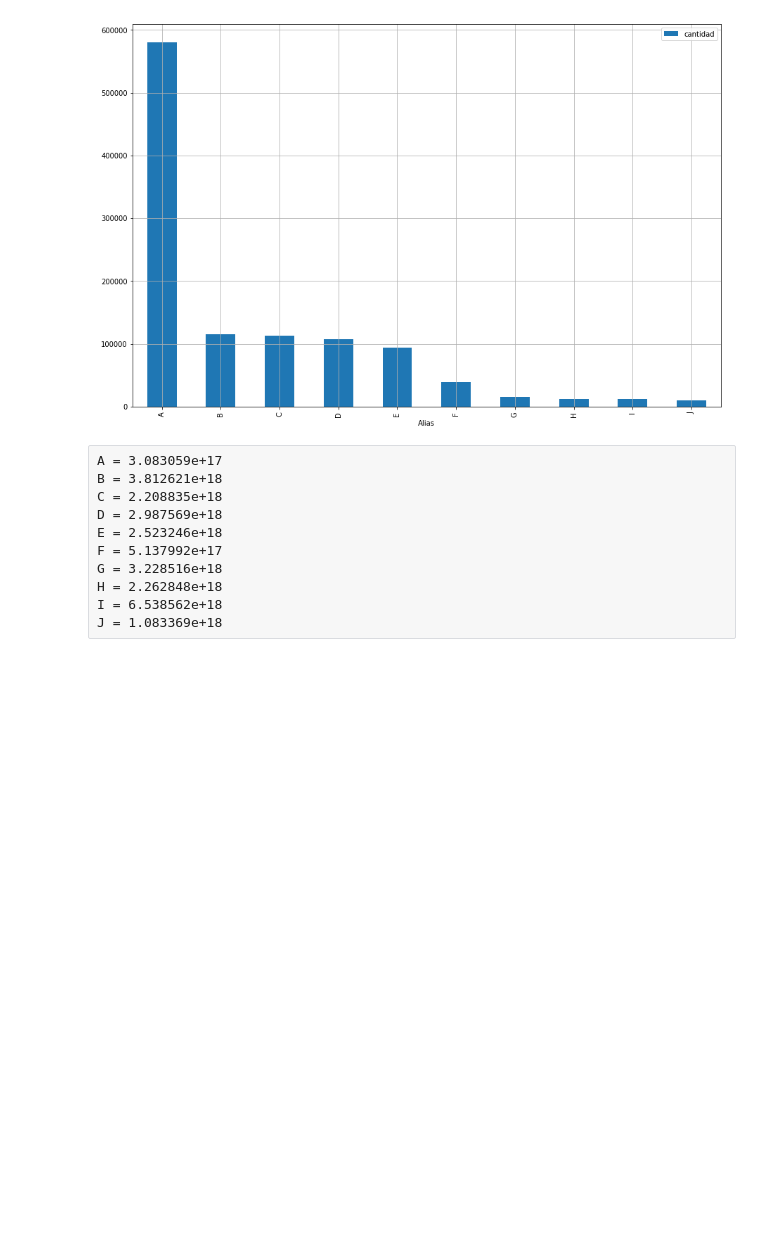
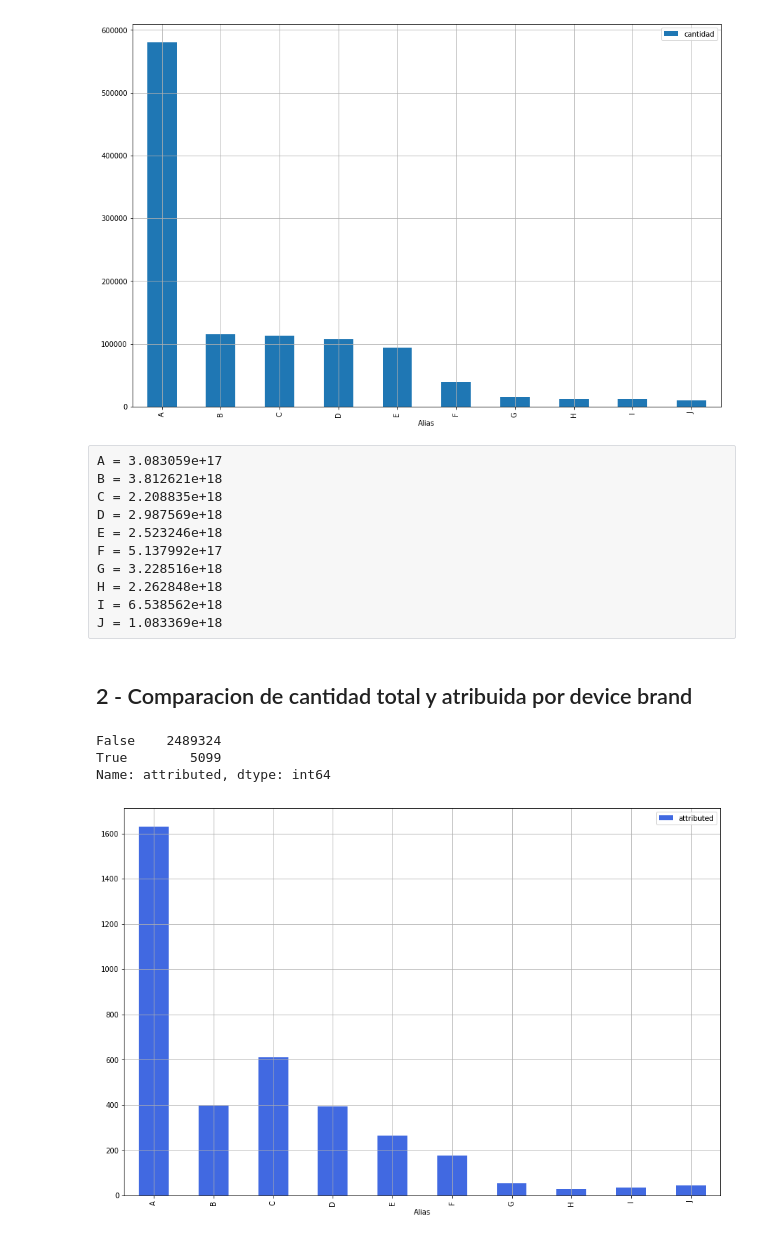
Before and after one commit to sberoch/Datos, a Jupyter notebook: events.ipynb, the cells around one changed output. Saved outputs shown, nothing was run; the diff lists cells and outputs as text; code cells hidden in the pictures; blank space fills up the shorter version.

```diff
--- a/events.ipynb
+++ b/events.ipynb
@@ -74,3 +74,22 @@ G = 3.228516e+18
 H = 2.262848e+18
 I = 6.538562e+18
 J = 1.083369e+18
+# %% [markdown]
+## 2 - Comparacion de cantidad total y atribuida por device brand
+# %%
+events['attributed'].value_counts()
+# %% [output]
+False    2489324
+True        5099
+Name: attributed, dtype: int64
+# %%
+events_graficable2 = events.groupby('device_brand').agg({'device_brand':'count', 'attributed':'sum'})
+events_graficable2.columns= ['total', 'attributed']
+# %%
+events_graficable2 = events_graficable2.sort_values(by=['total'],ascending=False)
+events_graficable2 = events_graficable2.head(10)
+events_graficable2['Alias'] = ['A','B','C','D','E','F','G','H','I','J']
+# %%
+grph2 = events_graficable2.plot.bar(y = 'attributed', x='Alias',figsize = (15,10), grid = True, color = 'royalblue')
+# %% [output]
+[figure, added]
```
Also changed, not shown: parts of 3 cells of this notebook.
